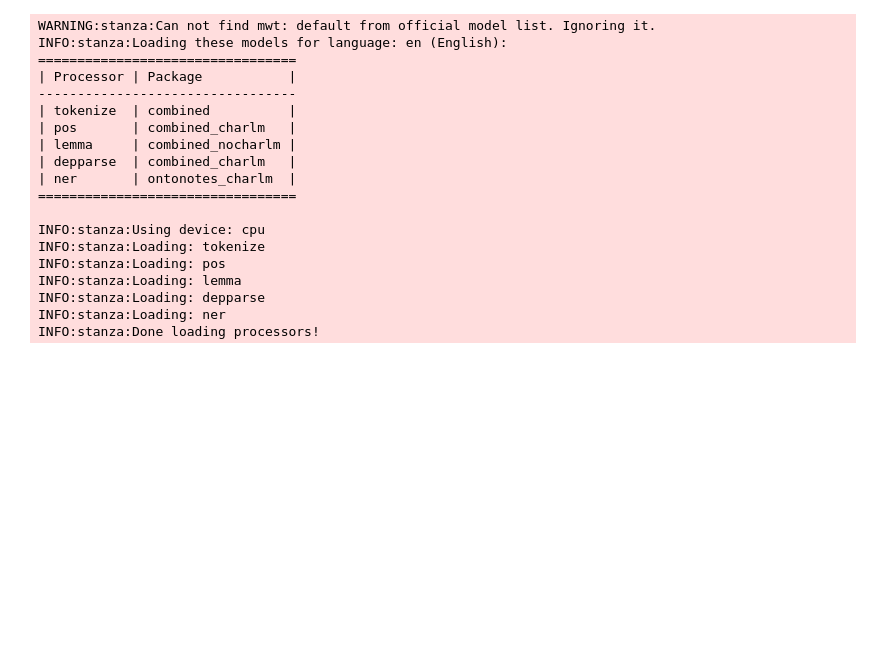
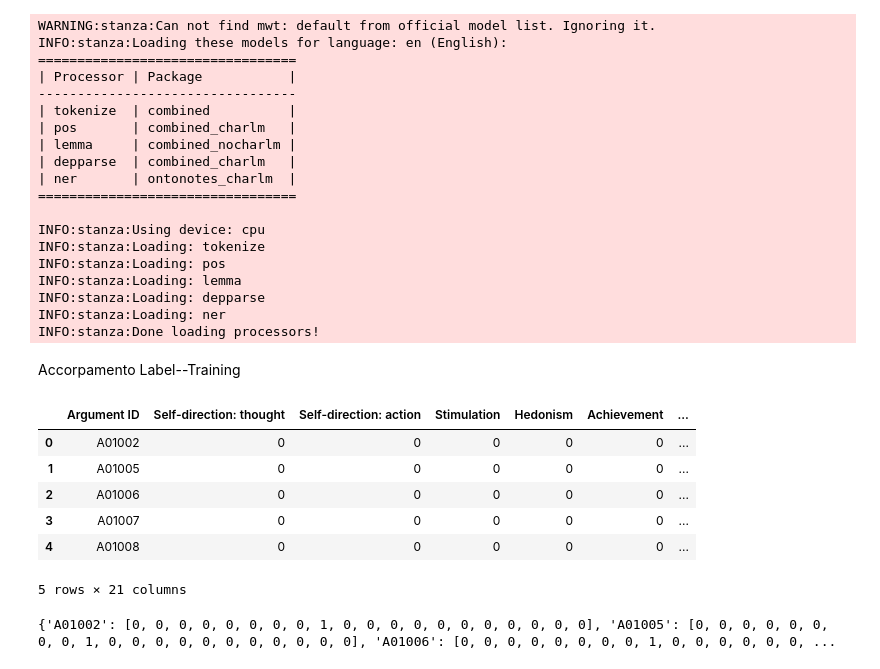
Before and after one commit to Slebbon/TXA-Group-6, a Jupyter notebook: STANZA_DCleaning.ipynb, the cells around one changed output. Drawn from its saved outputs; the diff is of its cells as text; code cells hidden in the pictures; blank space fills up the shorter version.

```diff
--- a/STANZA_DCleaning.ipynb
+++ b/STANZA_DCleaning.ipynb
@@ -93,3 +93,5 @@ def analyse_sentences(in_path, out_path):
 #analize the arguments file
 arg_out = "arguments_clean2.tsv"
 analyse_sentences(arg_in,arg_out)
+# %% [markdown]
+Accorpamento Label--Training
@@ -95,0 +101,12 @@ analyse_sentences(arg_in,arg_out)
+# %%
+label_df = pd.read_csv("./labels-training.tsv", sep="\t")
+# %%
+label_df.head(5)
+# %% [output]
+|  | Argument ID | Self-direction: thought | Self-direction: action | Stimulation | Hedonism | Achievement | ... |
+| 0 | A01002 | 0 | 0 | 0 | 0 | 0 | ... |
+| 1 | A01005 | 0 | 0 | 0 | 0 | 0 | ... |
+| 2 | A01006 | 0 | 0 | 0 | 0 | 0 | ... |
+| 3 | A01007 | 0 | 0 | 0 | 0 | 0 | ... |
+| 4 | A01008 | 0 | 0 | 0 | 0 | 0 | ... |
+5 rows × 21 columns
@@ -95,0 +120,4 @@ analyse_sentences(arg_in,arg_out)
+# %%
+print(Arg_Labels)
+# %% [output]
+{'A01002': [0, 0, 0, 0, 0, 0, 0, 0, 1, 0, 0, 0, 0, 0, 0, 0, 0, 0, 0, 0], 'A01005': [0, 0, 0, 0, 0, 0, 0, 0, 1, 0, 0, 0, 0, 0, 0, 0, 0, 0, 0, 0], 'A01006': [0, 0, 0, 0, 0, 0, 0, 0, 1, 0, 0, 0, 0, 0, 0, ...
```
Also changed, not shown: parts of 4 cells of this notebook.
